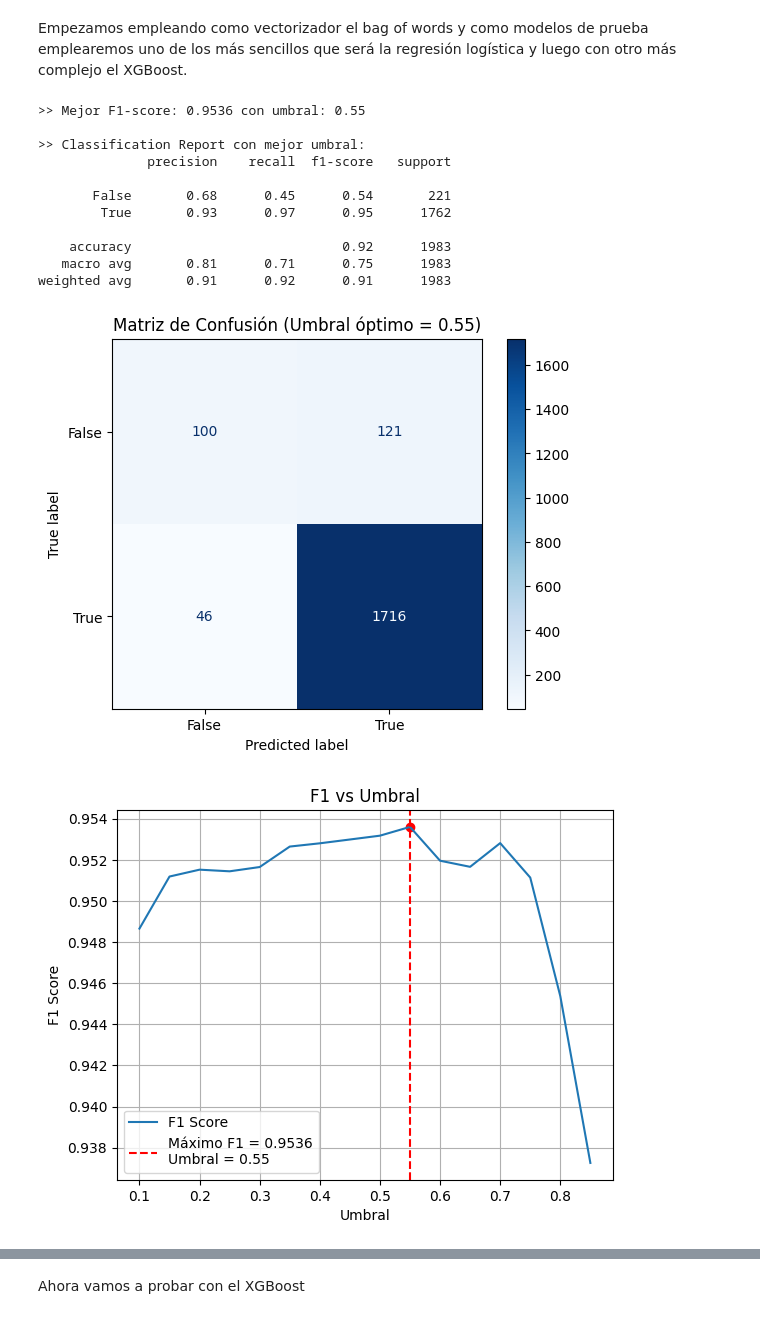
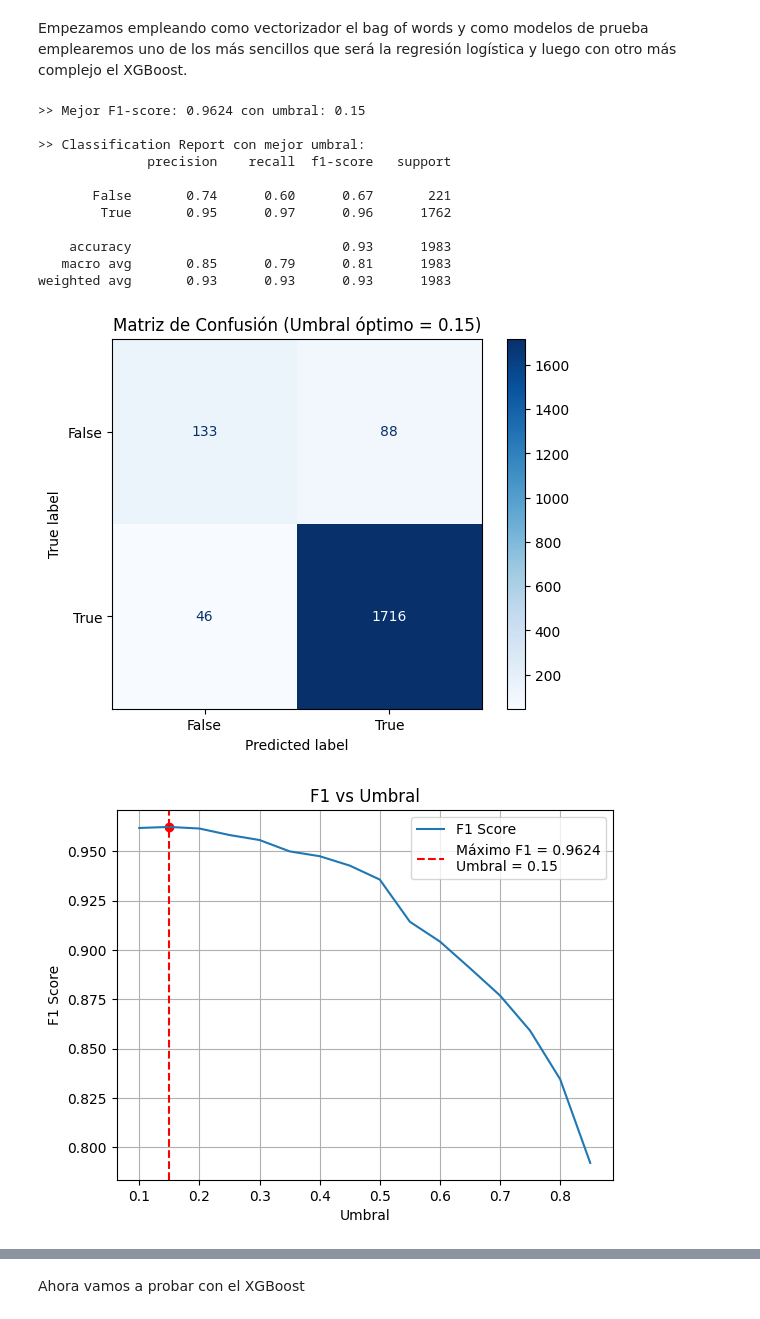
Before and after one commit to Mr-ion77/steam-reviewing, a Jupyter notebook: modelos_steam.ipynb, the cells around one changed output, grey strips where cells are left out. Drawn from its saved outputs; the diff is of its cells as text; code cells hidden in the pictures.

Commit message:
arreglo validación de augmented data

```diff
--- a/modelos_steam.ipynb
+++ b/modelos_steam.ipynb
@@ -10,7 +10,7 @@ from sklearn.metrics import confusion_matrix, ConfusionMatrixDisplay
 # %% [markdown]
 # Primeramente cargamos el dataframe de las reviews
 # %%
-data=pd.read_csv('steam_reseñas.csv')
+data=pd.read_csv('steam_reseñas_aumentadas.csv')
 # %% [markdown]
 ## Dropeamos los Nan para la prueba
 # %%
@@ -54,14 +70,24 @@ Como vemos las clases no están balanceadas, luego es preciso tener en cuenta es
 # %% [markdown]
 Empezamos empleando como vectorizador el bag of words y como modelos de prueba emplearemos uno de los más sencillos que será la regresión logística y luego con otro más complejo el XGBoost.
 # %%
-# 1. Prepara los datos
-X = data_clean['review']  # textos
-y = data_clean['recommended']  # etiquetas (True/False)
+# Filtrar datos sintéticos
+real_mask = data_clean['game_id'] != 0
 
-# 2. Divide en train/test con estratificación
-X_train, X_test, y_train, y_test = train_test_split(
-    X, y, test_size=0.2, random_state=42, stratify=y
+X_real = data_clean.loc[real_mask, 'lemmatized_text_v2']
+y_real = data_clean.loc[real_mask, 'recommended']
+
+X_aug = data_clean.loc[~real_mask, 'lemmatized_text_v2']
+y_aug = data_clean.loc[~real_mask, 'recommended']
+
+# Dividir solo los datos reales
+X_train_real, X_test, y_train_real, y_test = train_test_split(
+    X_real, y_real, test_size=0.2, random_state=42, stratify=y_real
 )
+
+# Añadir los sintéticos solo al train
+X_train = pd.concat([X_train_real, X_aug])
+y_train = pd.concat([y_train_real, y_aug])
+
 
 # 3. Vectoriza los textos (Bag of Words)
 vectorizer = CountVectorizer(max_features=2000)
@@ -101,37 +127,37 @@ plt.show()
 # 8. Curva de F1 vs Umbral (con el punto óptimo marcado)
 plt.figure()
 plt.plot(thresh, f1s, label='F1 Score')
 plt.axvline(x=best_thresh, color='red', linestyle='--', label=f'Máximo F1 = {max_f1:.4f}\nUmbral = {best_thresh:.2f}')
 plt.scatter(best_thresh, max_f1, color='red')
 plt.xlabel("Umbral")
 plt.ylabel("F1 Score")
 plt.title("F1 vs Umbral")
 plt.legend()
 plt.grid(True)
 plt.show()
 
 # 9. Curva de Precisión-Recall
 precision, recall, thresh_pr = precision_recall_curve(y_test, y_proba)
 plt.figure()
 plt.plot(thresh_pr, precision[:-1], label='Precisión')
 plt.plot(thresh_pr, recall[:-1], label='Recall')
 plt.xlabel('Umbral')
 plt.ylabel('Valor')
 plt.title('Curva Precisión y Recall vs Umbral')
 plt.legend()
 plt.grid(True)
 plt.show()
 # %% [output]
->> Mejor F1-score: 0.9536 con umbral: 0.55
+>> Mejor F1-score: 0.9624 con umbral: 0.15
 
 >> Classification Report con mejor umbral:
               precision    recall  f1-score   support
 
-       False       0.68      0.45      0.54       221
-        True       0.93      0.97      0.95      1762
+       False       0.74      0.60      0.67       221
+        True       0.95      0.97      0.96      1762
 
-    accuracy                           0.92      1983
-   macro avg       0.81      0.71      0.75      1983
-weighted avg       0.91      0.92      0.91      1983
+    accuracy                           0.93      1983
+   macro avg       0.85      0.79      0.81      1983
+weighted avg       0.93      0.93      0.93      1983
 [figure]
-[figure, old version]
+[figure, new version]
```
Also changed, not shown: parts of 2 cells of this notebook, 2 other files.
